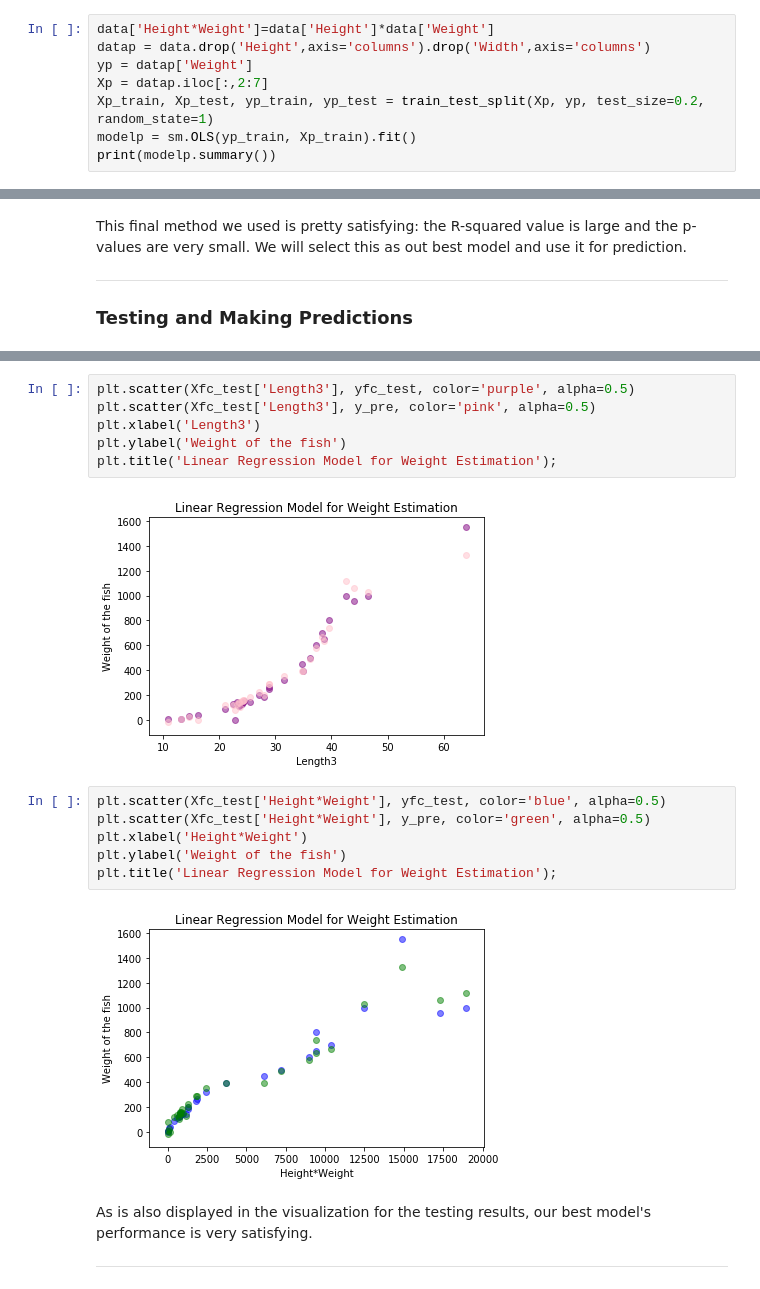
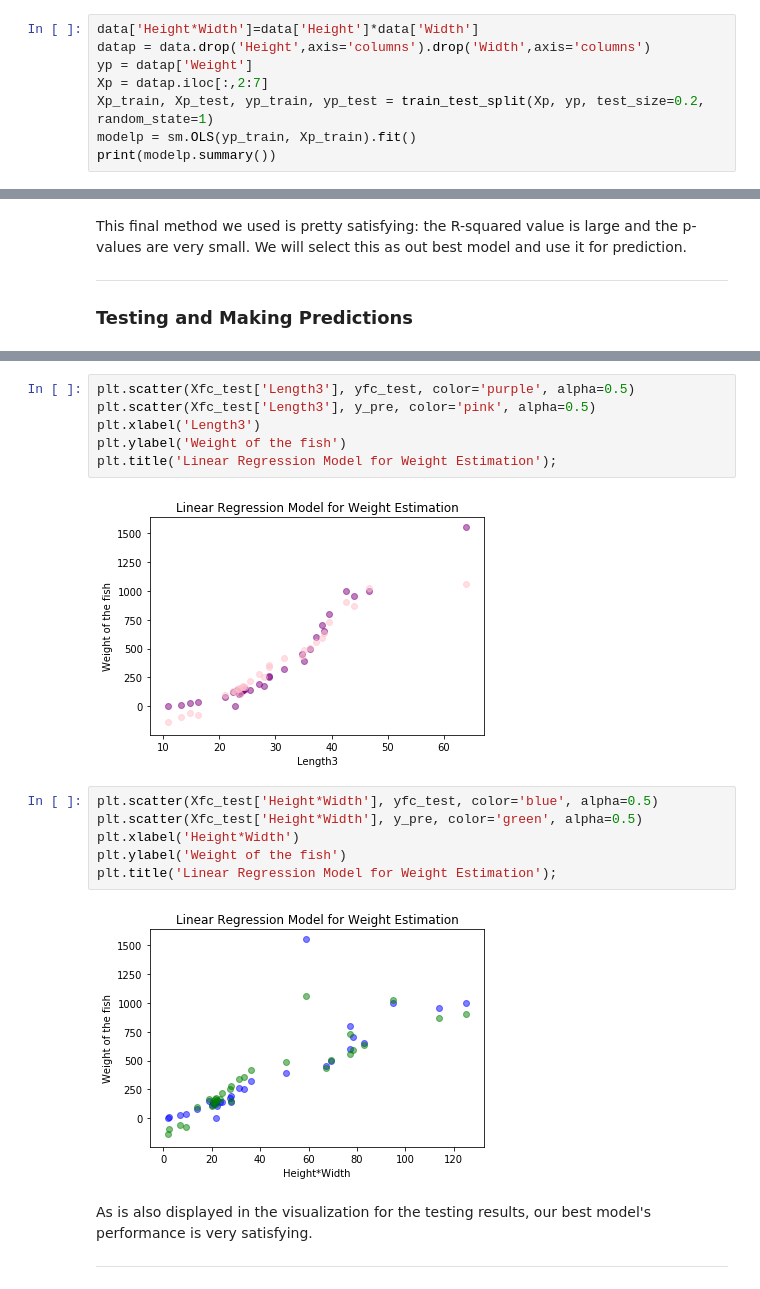
Before and after one commit to haitonglin/stats302, a Jupyter notebook: fish market data analysis/Midterm_fish_market.ipynb, the cells around one changed output, grey strips where cells are left out. Drawn from its saved outputs; the diff is of its cells as text.

```diff
--- a/fish market data analysis/Midterm_fish_market.ipynb
+++ b/fish market data analysis/Midterm_fish_market.ipynb
@@ -307,7 +307,7 @@ As is indicated in the results, the R-squared value was not imporved by dropping
 # %% [markdown]
 Next, we will try replace the height and width column by their product because the product is the approximately size of the fish, and we think it could be of good relevance with the weight. Also by this replacement, we are reducing the number of variables in our regression.
 # %%
-data['Height*Weight']=data['Height']*data['Weight']
+data['Height*Width']=data['Height']*data['Width']
 datap = data.drop('Height',axis='columns').drop('Width',axis='columns')
 yp = datap['Weight']
 Xp = datap.iloc[:,2:7]
@@ -463,15 +463,15 @@ plt.xlabel('Length3')
 plt.ylabel('Weight of the fish')
 plt.title('Linear Regression Model for Weight Estimation');
 # %% [output]
-[figure, old version]
+[figure, new version]
 # %%
-plt.scatter(Xfc_test['Height*Weight'], yfc_test, color='blue', alpha=0.5)
-plt.scatter(Xfc_test['Height*Weight'], y_pre, color='green', alpha=0.5)
-plt.xlabel('Height*Weight')
+plt.scatter(Xfc_test['Height*Width'], yfc_test, color='blue', alpha=0.5)
+plt.scatter(Xfc_test['Height*Width'], y_pre, color='green', alpha=0.5)
+plt.xlabel('Height*Width')
 plt.ylabel('Weight of the fish')
 plt.title('Linear Regression Model for Weight Estimation');
 # %% [output]
-[figure, old version]
+[figure, new version]
 # %% [markdown]
 As is also displayed in the visualization for the testing results, our best model's performance is very satisfying.
 
```
Also changed, not shown: parts of 13 cells of this notebook.
